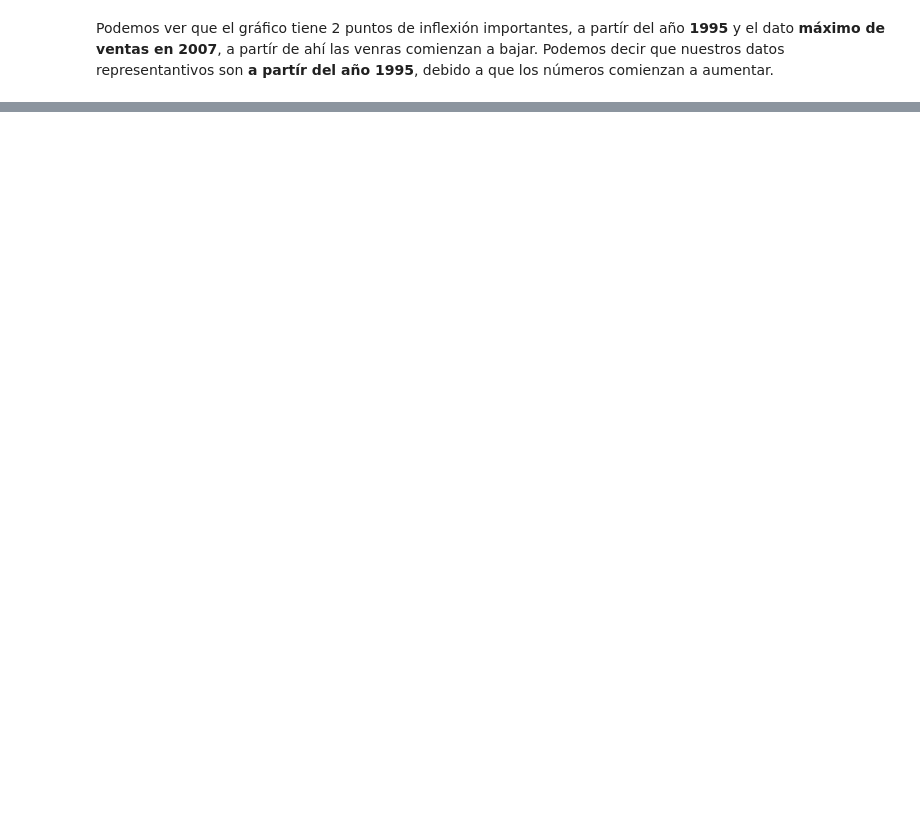
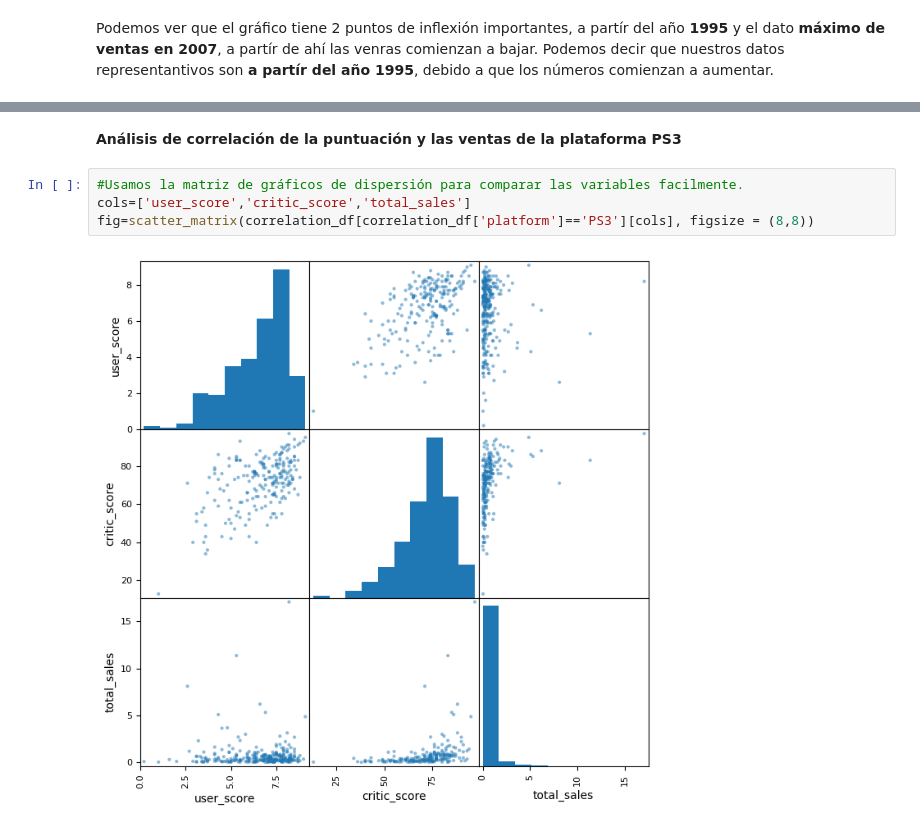
Before and after one commit to santicar1809/Analisis-de-rentabilidad-de-juegos, a Jupyter notebook: codigo.ipynb, the cells around one changed output, grey strips where cells are left out. Cells and saved outputs as stored; diff of their text form; blank space fills up the shorter version.

```diff
--- a/codigo.ipynb
+++ b/codigo.ipynb
@@ -274,0 +371,8 @@ Las diferencias en las ventas es el PS3 con un **75% de los datos debajo de 95.8
+# %% [markdown]
+**Análisis de correlación de la puntuación y las ventas de la plataforma PS3**
+# %%
+#Usamos la matriz de gráficos de dispersión para comparar las variables facilmente.
+cols=['user_score','critic_score','total_sales']
+fig=scatter_matrix(correlation_df[correlation_df['platform']=='PS3'][cols], figsize = (8,8))
+# %% [output]
+[figure, added]
```
Also changed, not shown: parts of 105 cells of this notebook, 1 other file.
